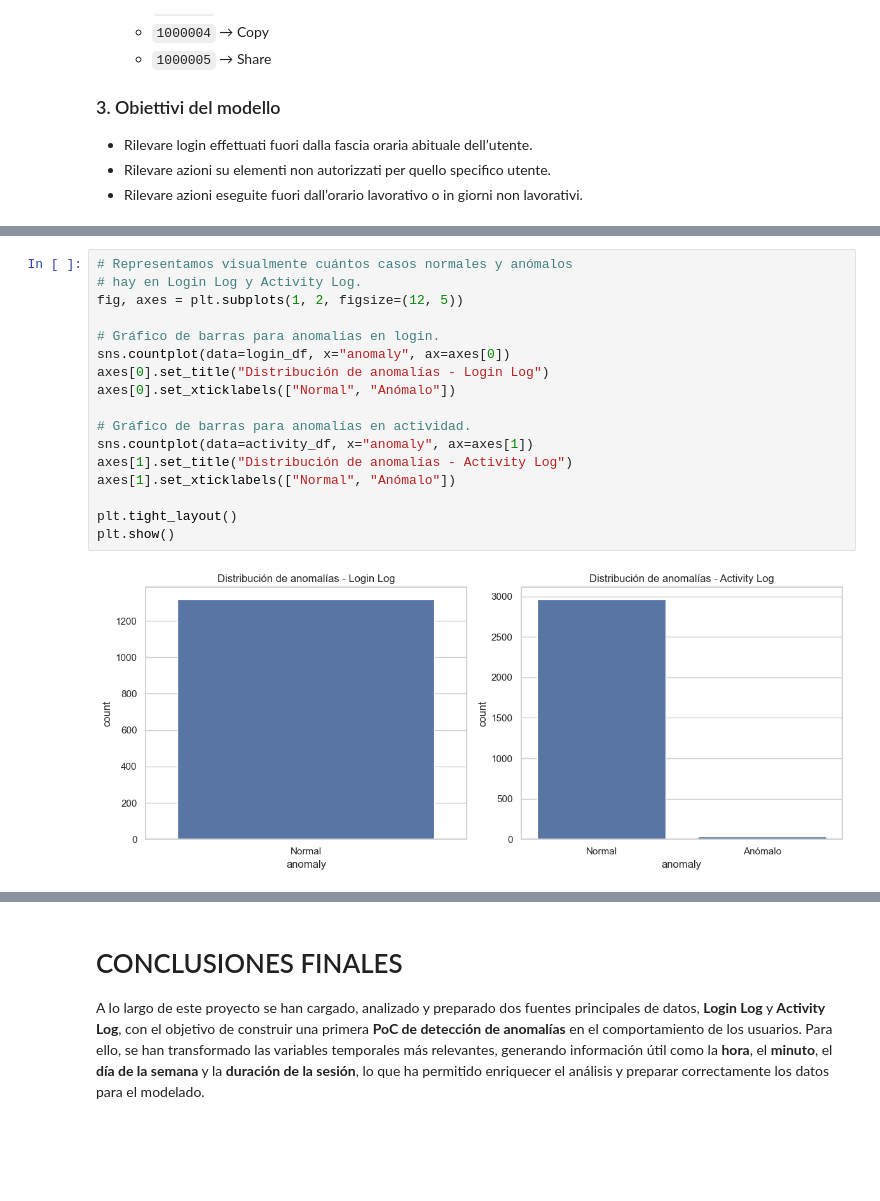
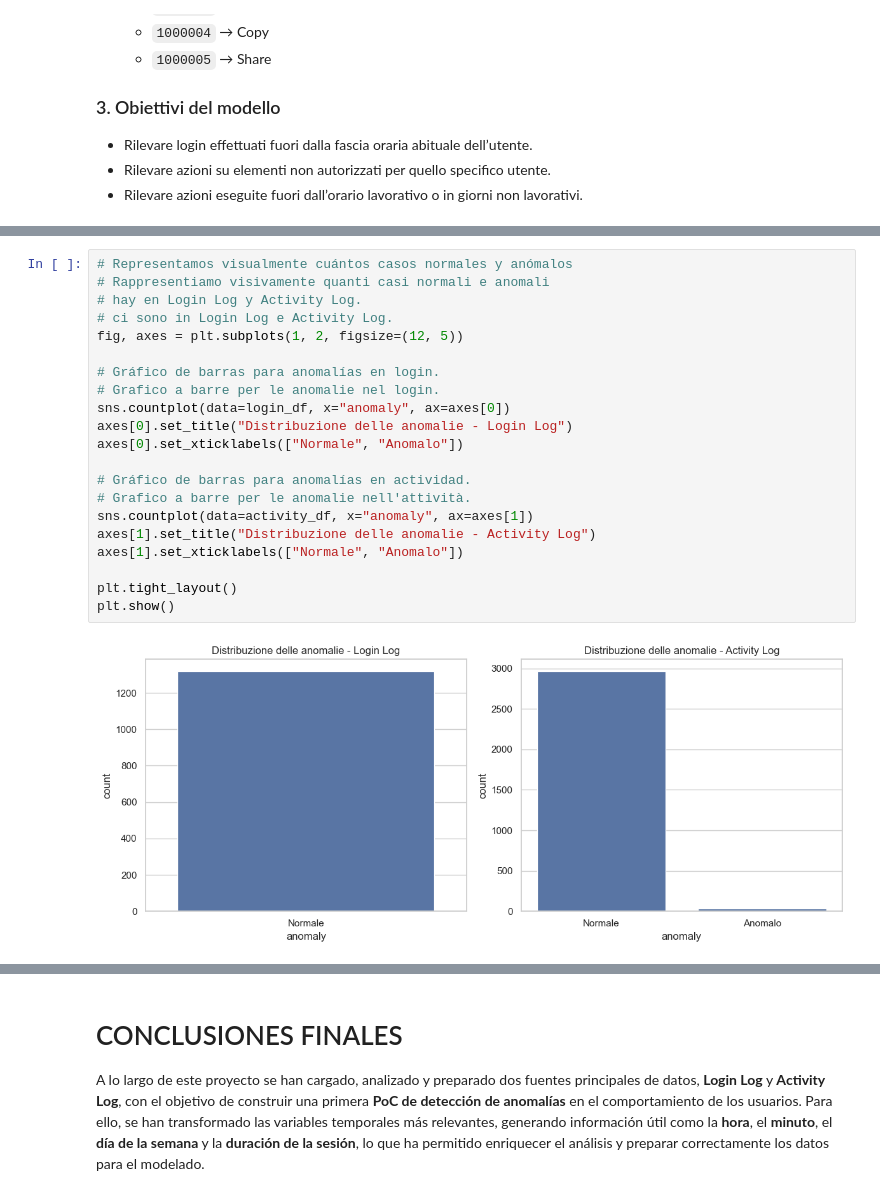
Before and after one commit to daniilopezz/DataScience, a Jupyter notebook: KeyOver/keyover1.ipynb, the cells around one changed output, grey strips where cells are left out. Drawn from its saved outputs; the diff is of its cells as text; blank space fills up the shorter version.

```diff
--- a/KeyOver/keyover1.ipynb
+++ b/KeyOver/keyover1.ipynb
@@ -480,21 +596,25 @@ Número de anomalías en activity: 37
 # %%
 # Representamos visualmente cuántos casos normales y anómalos
+# Rappresentiamo visivamente quanti casi normali e anomali
 # hay en Login Log y Activity Log.
+# ci sono in Login Log e Activity Log.
 fig, axes = plt.subplots(1, 2, figsize=(12, 5))
 
 # Gráfico de barras para anomalías en login.
+# Grafico a barre per le anomalie nel login.
 sns.countplot(data=login_df, x="anomaly", ax=axes[0])
-axes[0].set_title("Distribución de anomalías - Login Log")
-axes[0].set_xticklabels(["Normal", "Anómalo"])
+axes[0].set_title("Distribuzione delle anomalie - Login Log")
+axes[0].set_xticklabels(["Normale", "Anomalo"])
 
 # Gráfico de barras para anomalías en actividad.
+# Grafico a barre per le anomalie nell'attività.
 sns.countplot(data=activity_df, x="anomaly", ax=axes[1])
-axes[1].set_title("Distribución de anomalías - Activity Log")
-axes[1].set_xticklabels(["Normal", "Anómalo"])
+axes[1].set_title("Distribuzione delle anomalie - Activity Log")
+axes[1].set_xticklabels(["Normale", "Anomalo"])
 
 plt.tight_layout()
 plt.show()
 # %% [output]
-[figure, old version]
+[figure, new version]
 # %%
 # Analizamos cuántos registros de login tiene cada usuario.
```
Also changed, not shown: parts of 44 cells of this notebook, 2 other files.
